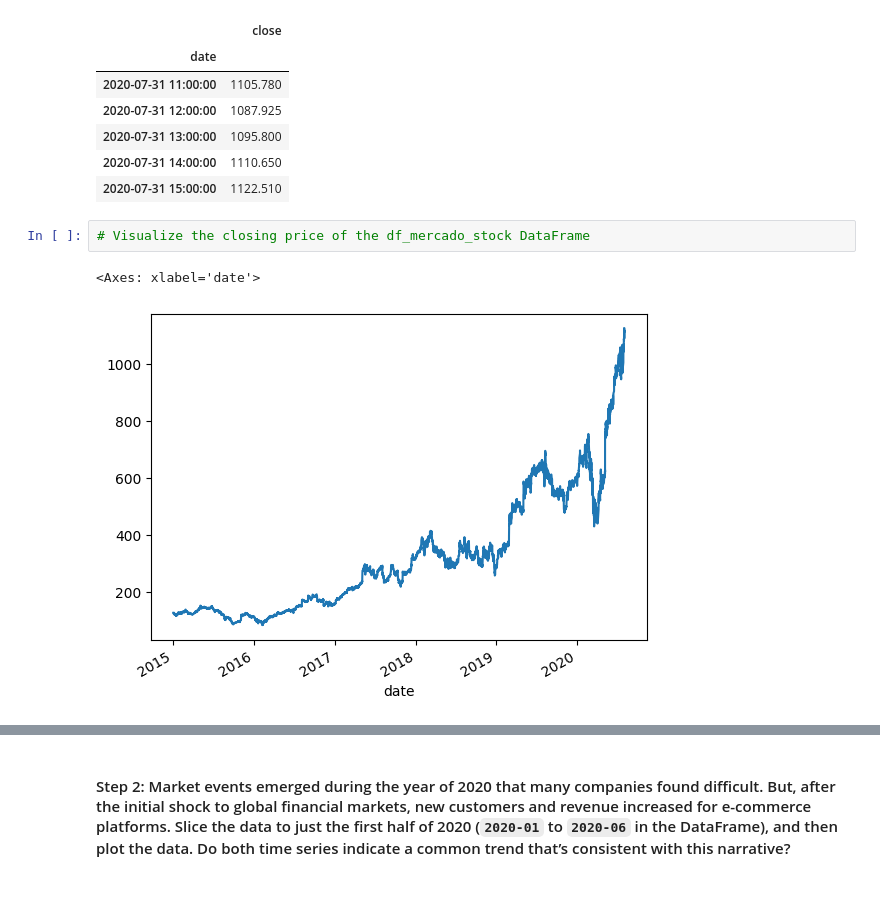
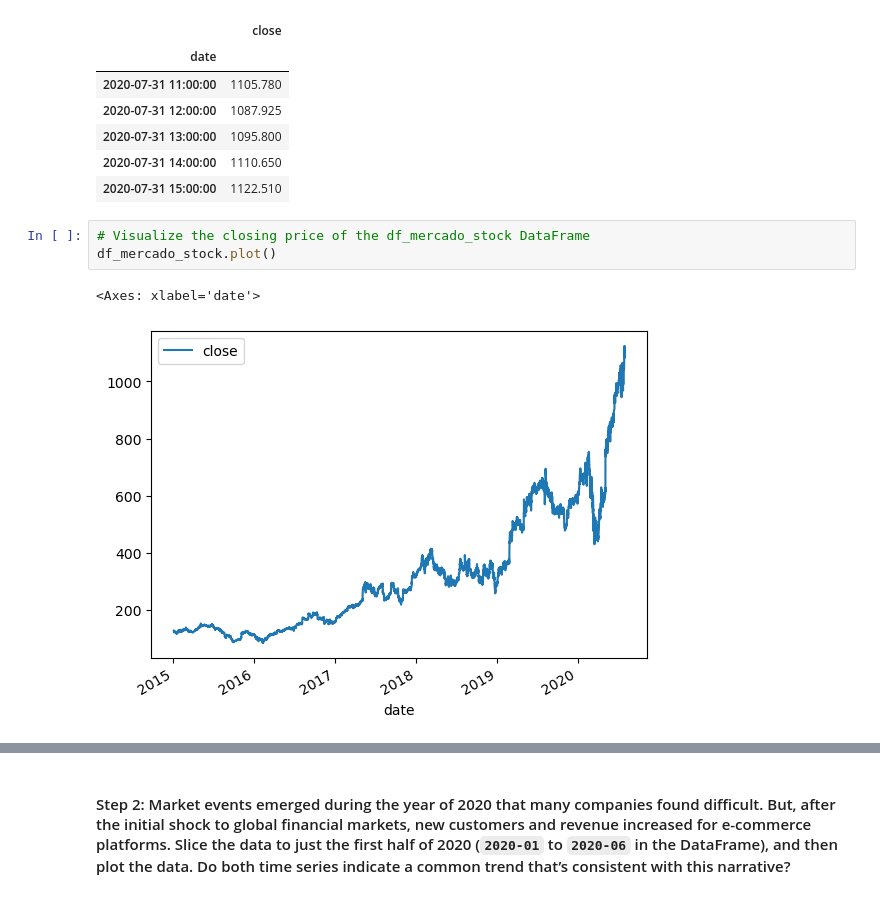
Before and after one commit to sin31415/prophet-challenge, a Jupyter notebook: forecasting_net_prophet.ipynb, the cells around one changed output, grey strips where cells are left out. Saved outputs shown, nothing was run; the diff lists cells and outputs as text.

```diff
--- a/forecasting_net_prophet.ipynb
+++ b/forecasting_net_prophet.ipynb
@@ -227,9 +227,10 @@ display(df_mercado_stock.tail())
 | 2020-07-31 15:00:00 | 1122.510 |
 # %%
 # Visualize the closing price of the df_mercado_stock DataFrame
+df_mercado_stock.plot()
 # %% [output]
 <Axes: xlabel='date'>
-[figure, old version]
+[figure, new version]
 # %%
 # Concatenate the df_mercado_stock DataFrame with the df_mercado_trends DataFrame
 # Concatenate the DataFrame by columns (axis=1), and drop and rows with only one column of data
```
Also changed, not shown: parts of 26 cells of this notebook, 1 other file.
